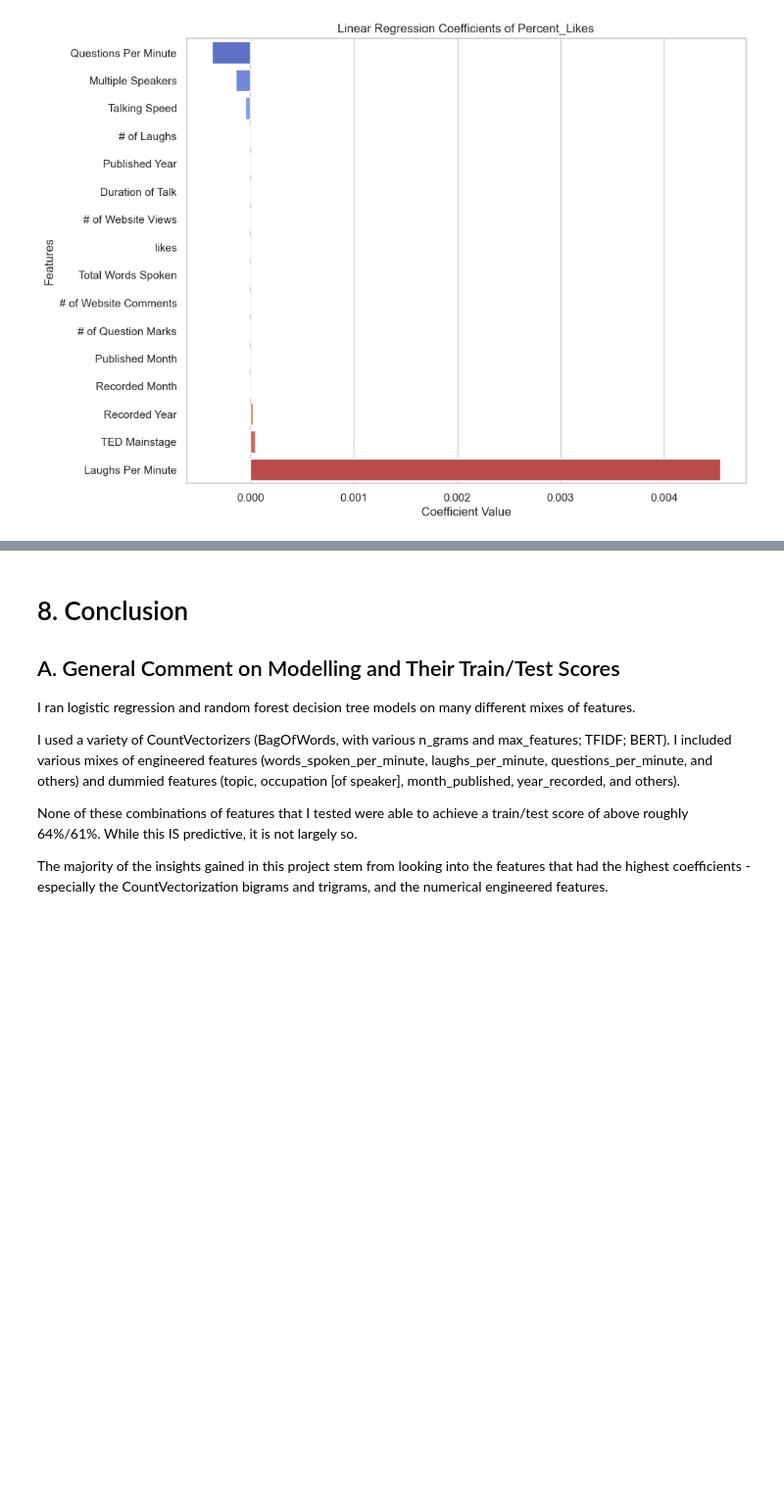
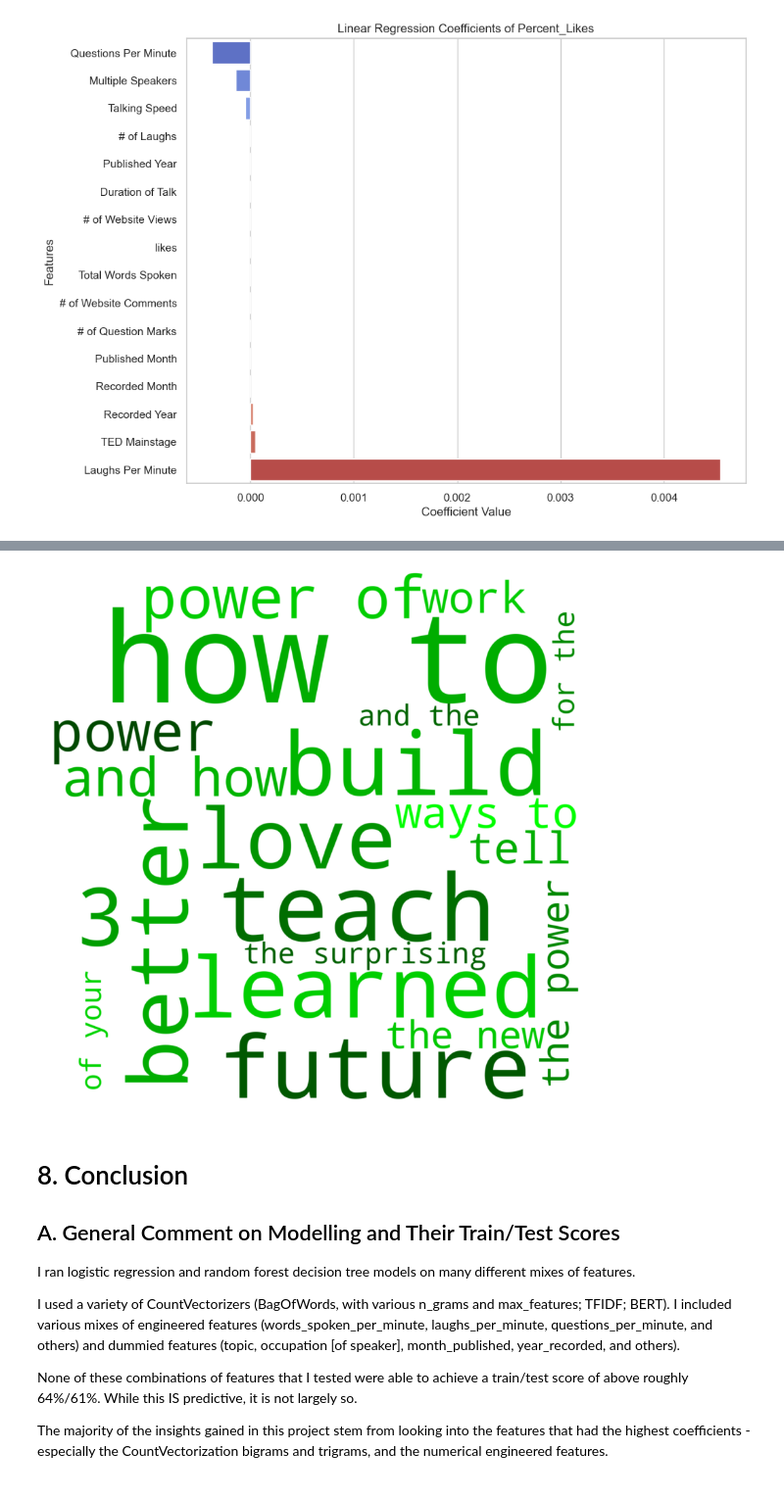
Before and after one commit to drewe4point0/Capstone-Quantifying-Good-Speeches-, a Jupyter notebook: Notebooks/Ted Dataset (with Transcripts).ipynb, the cells around one changed output, grey strips where cells are left out. Shown at 98% size. Saved outputs shown, nothing was run; the diff lists cells and outputs as text; code cells hidden in the pictures; blank space fills up the shorter version.

```diff
--- a/Notebooks/Ted Dataset (with Transcripts).ipynb
+++ b/Notebooks/Ted Dataset (with Transcripts).ipynb
@@ -5590,3 +5641,95 @@ plt.show()
+# %%
+# Your updated dictionary from the previous step
+words_coefficients = {
+    'how to': 0.123902,
+    'power of': 0.045472,
+    'and how': 0.039796,
+    'ways to': 0.03975,
+    'the power': 0.030631,
+    'the new': 0.02973,
+    'the surprising': 0.028364,
+    'and the': 0.028197,
+    'of your': 0.028047,
+    'for the': 0.027551,
+    'new way': -0.025742,
+    'new way to': -0.025742,
+    'do about': -0.026441,
+    'on the': -0.026735,
+    'the web': -0.026897,
+    'way to': -0.028553,
+    'life in': -0.030716,
+    'how the': -0.032714,
+    'and what': -0.042337,
+    'of the': -0.072924,
+    'teach': 0.059401,
+    'build': 0.053227,
+    'future': 0.051909,
+    'learned': 0.049527,
+    'love': 0.048637,
+    'better': 0.047232,
+    '3': 0.045885,
+    'power': 0.040386,
+    'work': 0.03914,
+    'tell': 0.038766,
+    'making': -0.035987,
+    'lives': -0.036566,
+    'women': -0.037411,
+    'ocean': -0.03851,
+    'science': -0.039195,
+    'new': -0.041241,
+    'cancer': -0.042177,
+    'music': -0.050583,
+    'art': -0.061308,
+    'global': -0.065322
+}
+
+class SimpleGroupedColorFunc(object):
+    """Create a color function object which assigns different colors based on word coefficients."""
+
+    def __init__(self, color_to_words, default_color):
+        self.color_to_words = color_to_words
+        self.default_color = default_color
+
+    def get_color_func(self, word):
+        """Returns a single color func associated with the word."""
+        for color, words in self.color_to_words.items():
+            if word in words:
+                return get_single_color_func(color)
+        return get_single_color_func(self.default_color)
+
+    def __call__(self, word, **kwargs):
+        return self.get_color_func(word)(word, **kwargs)
+
+# Separate words by coefficient sign
+positive_words = {word for word, coeff in words_coefficients.items() if coeff > 0}
+negative_words = {word for word, coeff in words_coefficients.items() if coeff < 0}
+
+# Map of color to words
+color_to_words = {
+    'green': positive_words,
+    'red': negative_words
+}
+
+# Default color for words not in the above mapping
+default_color = 'grey'
+
+# Creating the word cloud with specified colors
+wordcloud = WordCloud(width=800, height=800, max_words=150,
+                      background_color='white', scale=2,
+                      min_font_size=10).generate_from_frequencies(words_coefficients)
+
+# Apply our color function
+grouped_color_func = SimpleGroupedColorFunc(color_to_words, default_color)
+wordcloud.recolor(color_func=grouped_color_func)
+
+# Displaying the generated WordCloud
+plt.figure(figsize=(8, 8), facecolor=None)
+plt.imshow(wordcloud, interpolation="bilinear")
+plt.axis("off")
+plt.tight_layout(pad=0)
+plt.show()
+# %% [output]
+[figure, added]
 # %% [markdown]
 # 8. Conclusion
 
```
Also changed, not shown: parts of 3 cells of this notebook.
